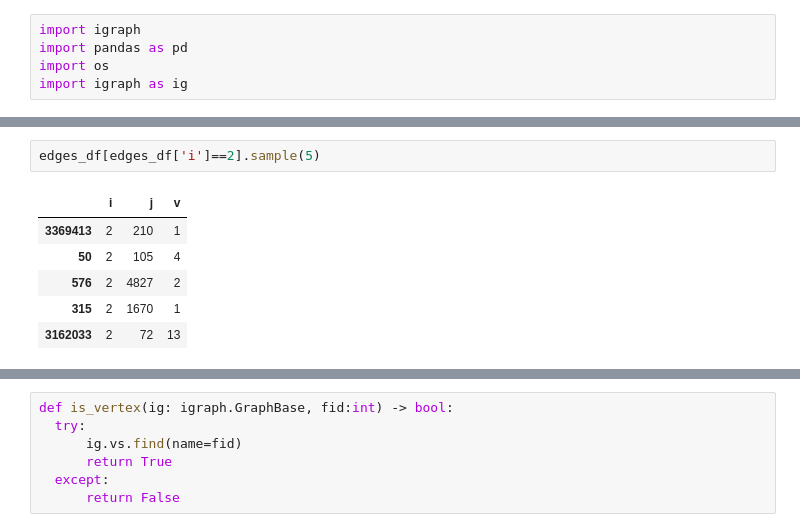
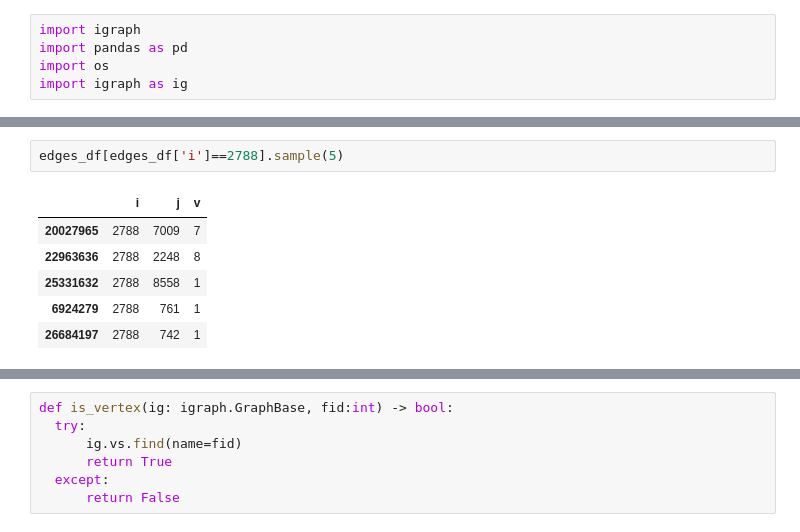
Before and after one commit to Karma3Labs/farcaster-graph, a Jupyter notebook: notebooks/debug_prod_graph.ipynb, the cells around one changed output, grey strips where cells are left out. Saved outputs shown, nothing was run; the diff lists cells and outputs as text.

```diff
--- a/notebooks/debug_prod_graph.ipynb
+++ b/notebooks/debug_prod_graph.ipynb
@@ -34,11 +34,11 @@ edges_df.sample(5)
 # %%
-edges_df[edges_df['i']==2].sample(5)
+edges_df[edges_df['i']==2788].sample(5)
 # %% [output]
 |  | i | j | v |
-| 3369413 | 2 | 210 | 1 |
-| 50 | 2 | 105 | 4 |
-| 576 | 2 | 4827 | 2 |
-| 315 | 2 | 1670 | 1 |
-| 3162033 | 2 | 72 | 13 |
+| 20027965 | 2788 | 7009 | 7 |
+| 22963636 | 2788 | 2248 | 8 |
+| 25331632 | 2788 | 8558 | 1 |
+| 6924279 | 2788 | 761 | 1 |
+| 26684197 | 2788 | 742 | 1 |
 # %%
 %%time
```
Also changed, not shown: parts of 36 cells of this notebook.
